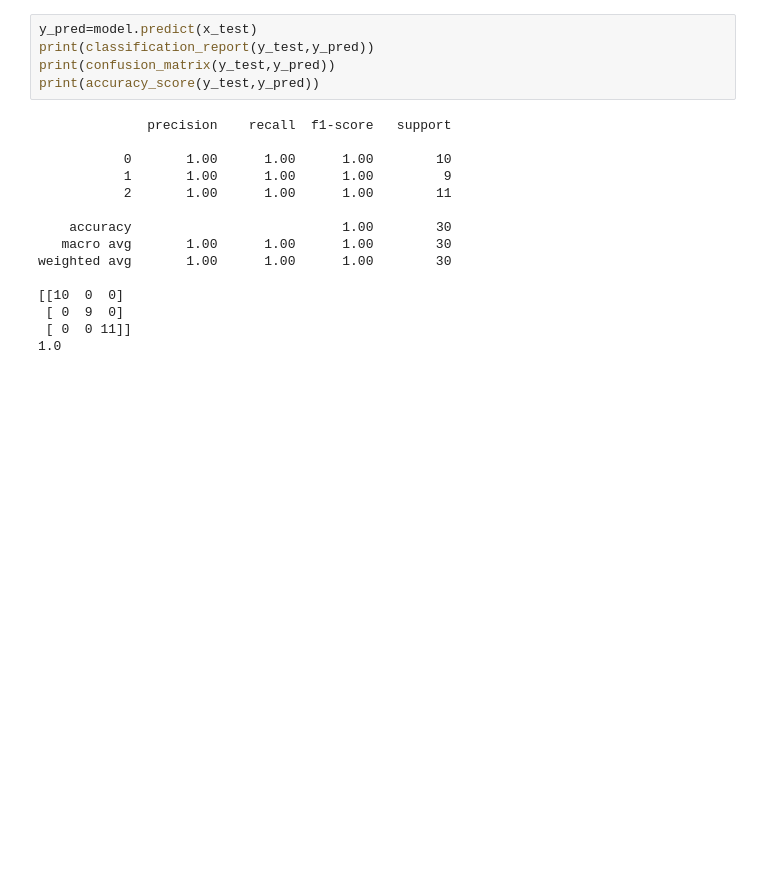
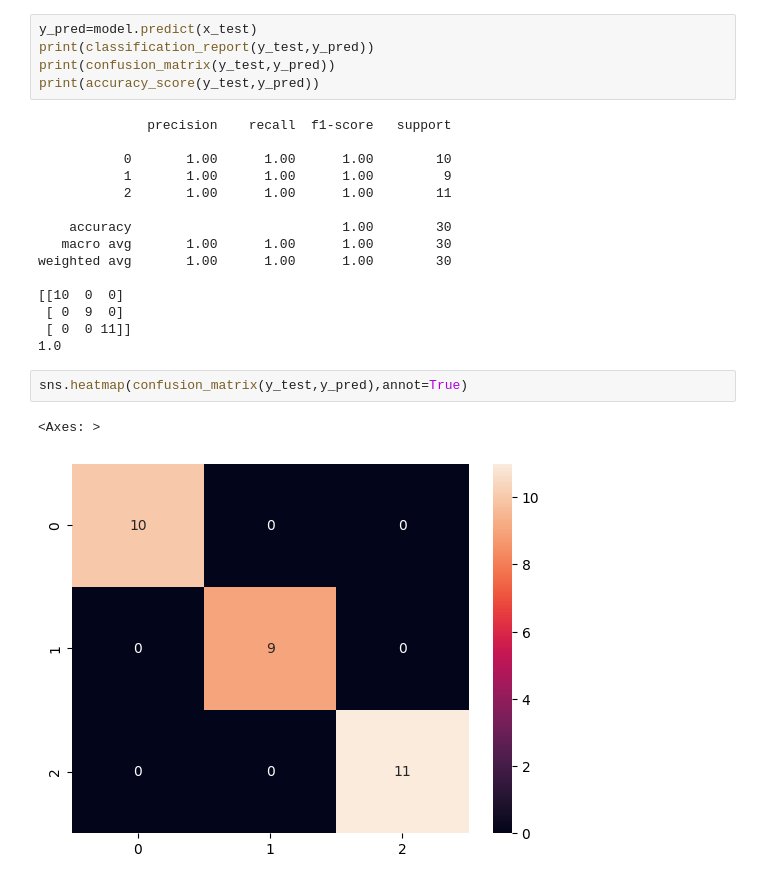
Before and after one commit to Akshatjangid/Python-Training, a Jupyter notebook: Machine_Learning/supervised_learning/Decision_tree/main.ipynb, the cells around one changed output. Drawn from its saved outputs; the diff is of its cells as text; blank space fills up the shorter version.

```diff
--- a/Machine_Learning/Decision_tree/main.ipynb
+++ b/Machine_Learning/supervised_learning/Decision_tree/main.ipynb
@@ -121,3 +121,8 @@ weighted avg       1.00      1.00      1.00        30
  [ 0  9  0]
  [ 0  0 11]]
 1.0
+# %%
+sns.heatmap(confusion_matrix(y_test,y_pred),annot=True)
+# %% [output]
+<Axes: >
+[figure, added]
```
Also changed, not shown: 13 other files.
